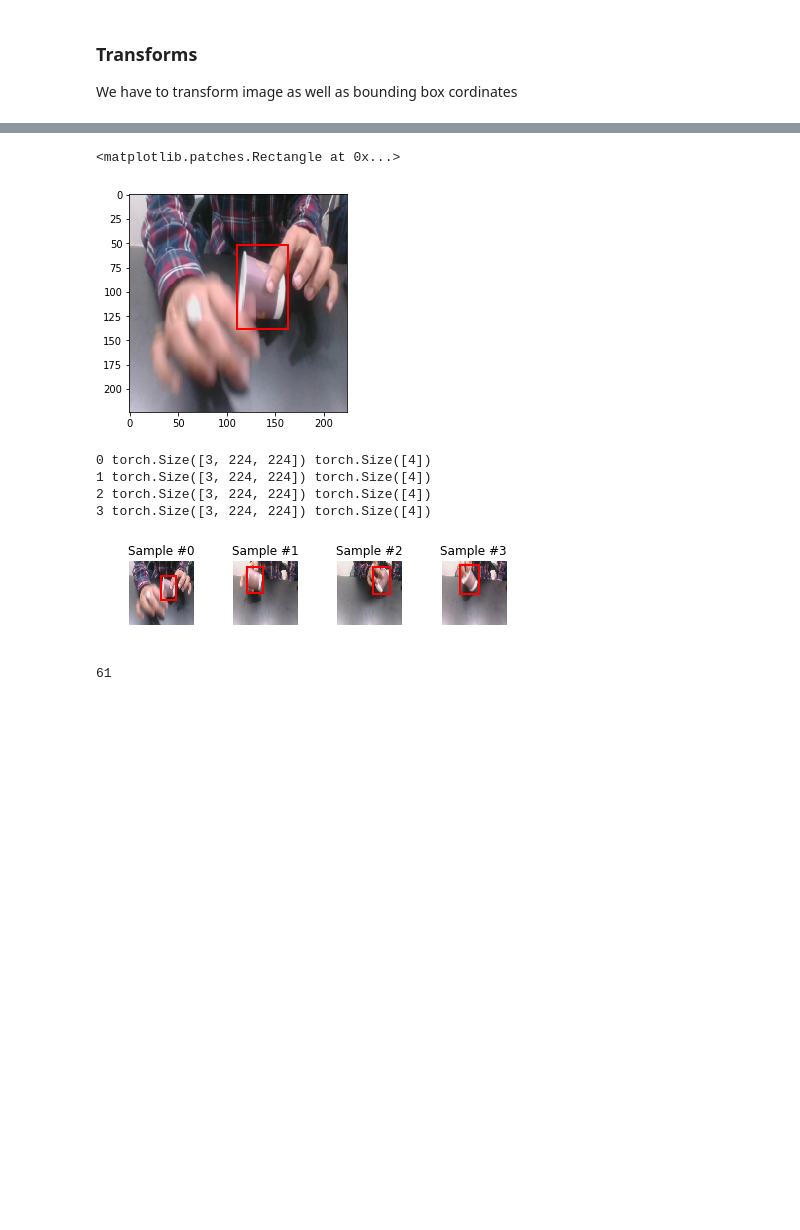
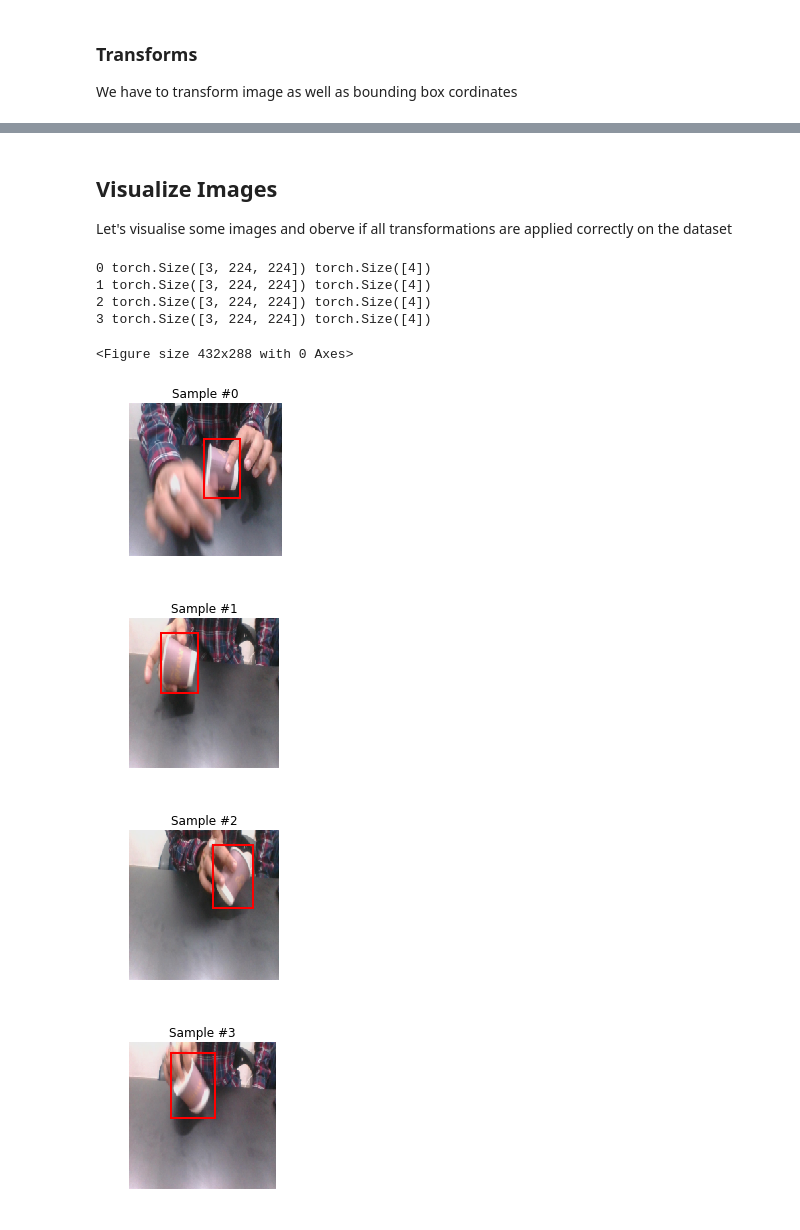
Before and after one commit to shashank2806/pytorch-classification-localization, a Jupyter notebook: localization.ipynb, the cells around one changed output, grey strips where cells are left out. Drawn from its saved outputs; the diff is of its cells as text; code cells hidden in the pictures; blank space fills up the shorter version.

```diff
--- a/localization.ipynb
+++ b/localization.ipynb
@@ -114,9 +115,19 @@ class ToTensor(object):
         image = image.transpose((2, 0, 1))
         return {'image': torch.from_numpy(image),
                 'bb_cords': torch.from_numpy(bb_cords)}
+# %%
+class Normalize(object):
+    def __call__(self, sample):
+        image, bb_cords = sample['image'], sample['bb_cords']
+
+        imgnet_norm = transforms.Normalize([0.485, 0.456, 0.406],
+                                     [0.229, 0.224, 0.225])
+        image = imgnet_norm(image.float())
+
+        return {'image': image, 'bb_cords': bb_cords}
 # %%
 #transforms
-tfms = transforms.Compose([Resize((224,224)), ToTensor()])
+tfms = transforms.Compose([Resize((224,224)), ToTensor(), Normalize()])
 # %%
 cup_dataset = CupDataset(json_file='annotations.json', root_dir='.', transform=tfms)
 # %%
@@ -126,47 +153,55 @@ tensor([110,  52, 163, 138])
-# %%
-plt.imshow(cup_dataset[0]['image'].numpy().transpose((1, 2, 0)))
-ax = plt.gca()
-rect = Rectangle((110,52),53,138-52,linewidth=2,edgecolor='r',facecolor='none')
-ax.add_patch(rect)
-# %% [output]
-<matplotlib.patches.Rectangle at 0x...>
-[figure, removed]
+# %% [markdown]
+## Visualize Images
+
+Let's visualise some images and oberve if all transformations are applied correctly on the dataset
 # %%
 # function for drawing bounding box
 from matplotlib.patches import Rectangle
-def draw_bb(image, bb_cords, kind='numpy'):
+def draw_bb(image, bb_cords, kind='numpy', normalized=True, testing=False):
     if kind == 'tensor':
+        # covert to numpy as swap color axis
         image = image.numpy().transpose((1, 2, 0))
+    if normalized:
+        mean = np.array([0.485, 0.456, 0.406])
+        std = np.array([0.229, 0.224, 0.225])
+        # un-normailze
+        image = std * image + mean
+        image = np.clip(image, 0, 1)   # what does this do?
+    # color of bounding box
+    # draw different color box while prediction
+    c = 'r'
+    if testing:
+        c = 'g'
     plt.imshow(image)
     # get current axis
     ax = plt.gca()
     b = bb_cords
     # (xmin, ymin), xmax-xmin, ymax-ymin
-    rect = Rectangle((b[0],b[1]),b[2]-b[0],b[3]-b[1],linewidth=2,edgecolor='r',facecolor='none')
+    rect = Rectangle((b[0],b[1]),b[2]-b[0],b[3]-b[1],linewidth=2,edgecolor=c,facecolor='none')
     ax.add_patch(rect)
 # %%
 fig = plt.figure()
 for i in range(len(cup_dataset)):
     sample = cup_dataset[i]
-
+    fig = plt.figure(figsize=(10,10))
     print(i, sample['image'].shape, sample['bb_cords'].shape)
 
     ax = plt.subplot(1, 4, i + 1)
     plt.tight_layout()
     ax.set_title('Sample #{}'.format(i))
     ax.axis('off')
     draw_bb(**sample, kind='tensor')
 
     if i == 3:
         plt.show()
         break
 # %% [output]
 0 torch.Size([3, 224, 224]) torch.Size([4])
 1 torch.Size([3, 224, 224]) torch.Size([4])
 2 torch.Size([3, 224, 224]) torch.Size([4])
 3 torch.Size([3, 224, 224]) torch.Size([4])
+<Figure size 432x288 with 0 Axes>
-[figure, old version]
+[figure, new version]
+[figure, added]
+[figure, added]
+[figure, added]
-# %%
-len(cup_dataset)
-# %% [output]
-61
```
Also changed, not shown: parts of 28 cells of this notebook.
